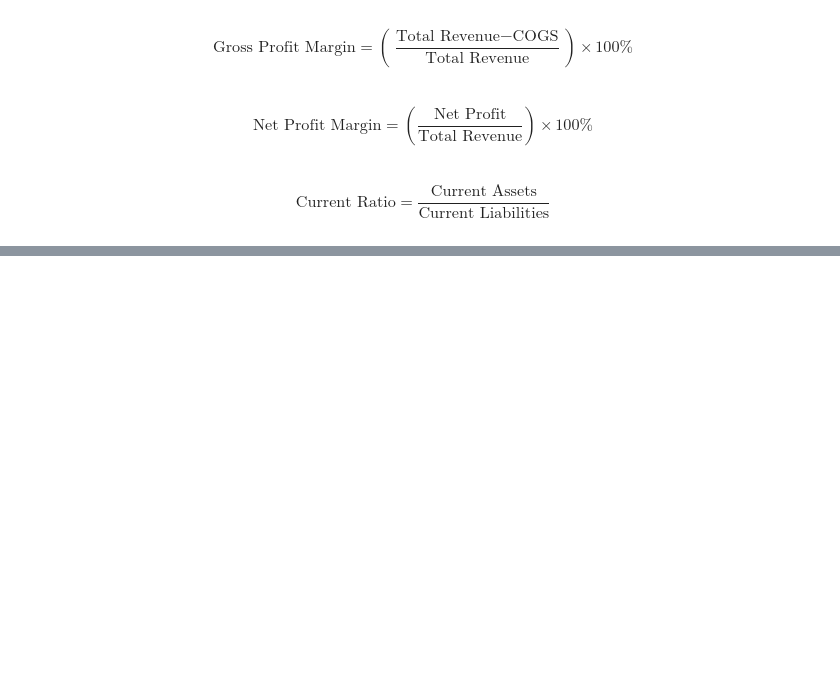
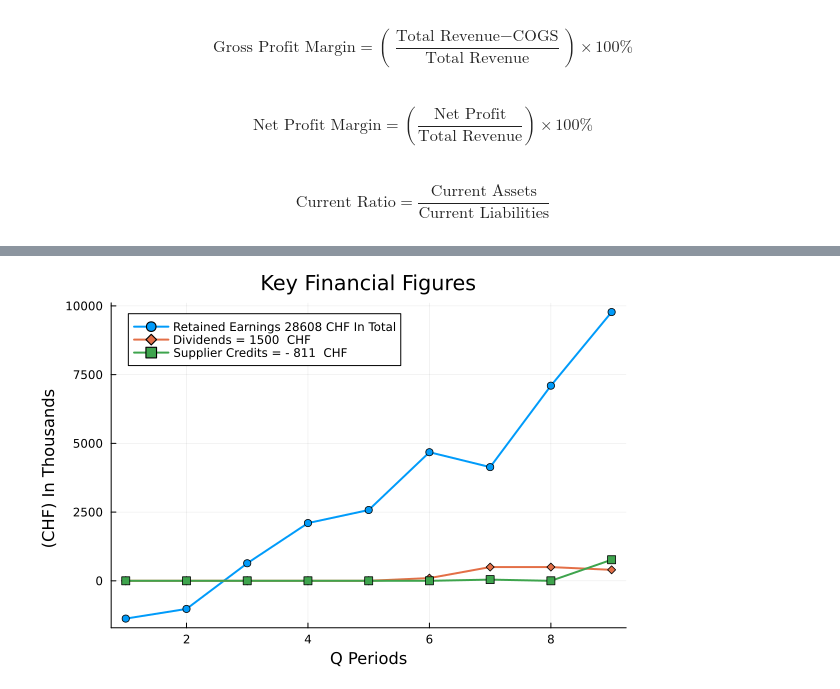
Before and after one commit to setrar/Business, a Jupyter notebook: FinancialStatements/financial_presentation.ipynb, the cells around one changed output, grey strips where cells are left out. Cells and saved outputs as stored; diff of their text form; code cells hidden in the pictures; blank space fills up the shorter version.

```diff
--- a/FinancialStatements/financial_presentation.ipynb
+++ b/FinancialStatements/financial_presentation.ipynb
@@ -59,0 +61,4 @@ plot(p1
+# %%
+retained_earnings      = [-1374, -1022, 639, 2101, 2576, 4678, 4136, 7098, 9776]
+distributed_dividends  = [    0,     0,   0,    0,    0,  100,  500,  500,  400];
+supplier_credits       = [    0,     0,   0,    0,    0,    0,   44,    0,  767];
@@ -59,0 +75,22 @@ plot(p1
+# %%
+p2 = plot(retained_earnings
+    , label = "Retained Earnings $cummulative_retained_earnings CHF In Total"
+    , linewidth=2, marker=:circle
+)
+
+p2 = plot!(distributed_dividends
+    , label = "Dividends = $cummulative_distributed_dividends  CHF"
+    , linewidth=2, marker=:diamond
+)
+p2 = plot!(supplier_credits
+    , label = "Supplier Credits = - $cummulative_supplier_credits  CHF"
+    , linewidth=2, marker=:square
+)
+
+plot(p2
+    , legend=true
+    , title="Key Financial Figures"
+    , xlabel="Q Periods", ylabel="(CHF) In Thousands "
+)
+# %% [output]
+[figure, added]
```
Also changed, not shown: parts of 4 cells of this notebook, 1 other file.
